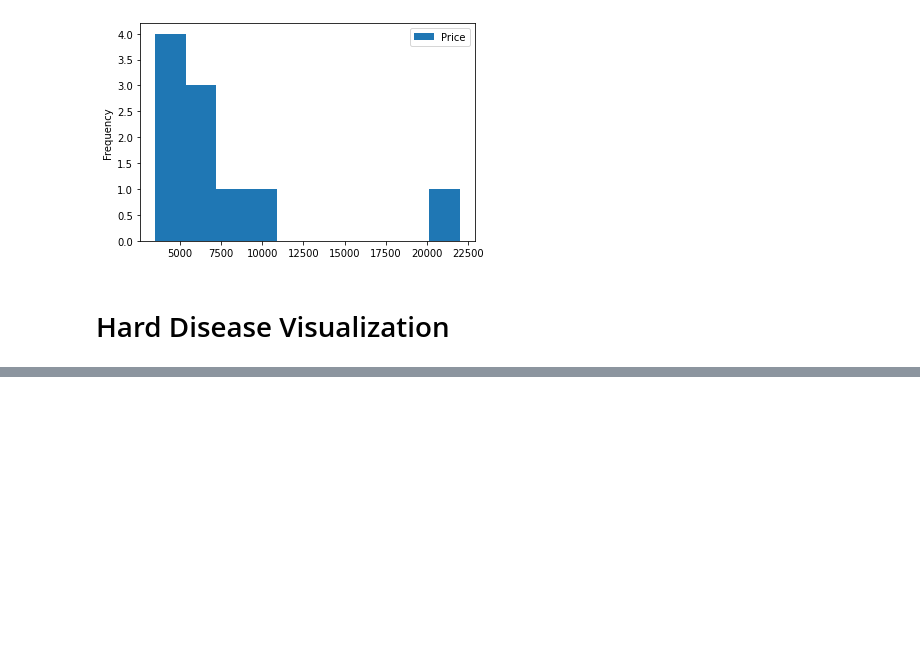
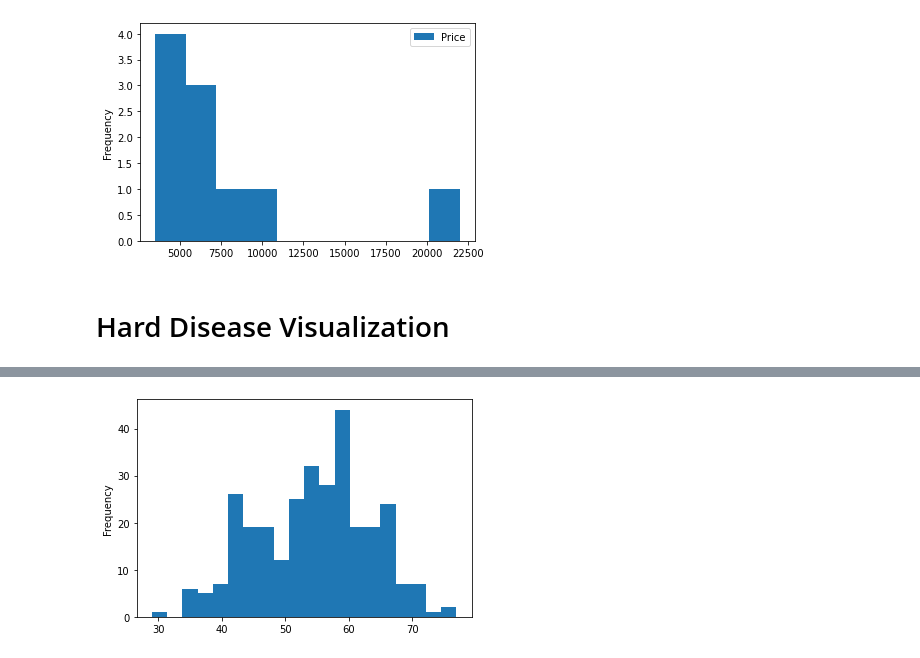
Before and after one commit to Ammar-Raneez/ML_Learning_ZTM, a Jupyter notebook: matplotlib-analysis.ipynb, the cells around one changed output, grey strips where cells are left out. Drawn from its saved outputs; the diff is of its cells as text; code cells hidden in the pictures; blank space fills up the shorter version.

```diff
--- a/matplotlib-analysis.ipynb
+++ b/matplotlib-analysis.ipynb
@@ -245,0 +252,3 @@ car_sales.plot(x = 'Odometer (KM)', y = 'Price', kind = 'hist');
+# %%
+heart_disease = pd.read_csv('heart-disease.csv')
+heart_disease
@@ -245,0 +269,4 @@ car_sales.plot(x = 'Odometer (KM)', y = 'Price', kind = 'hist');
+# %%
+heart_disease['age'].plot.hist(bins = 20);
+# %% [output]
+[figure, added]
```
Also changed, not shown: parts of 10 cells of this notebook.
